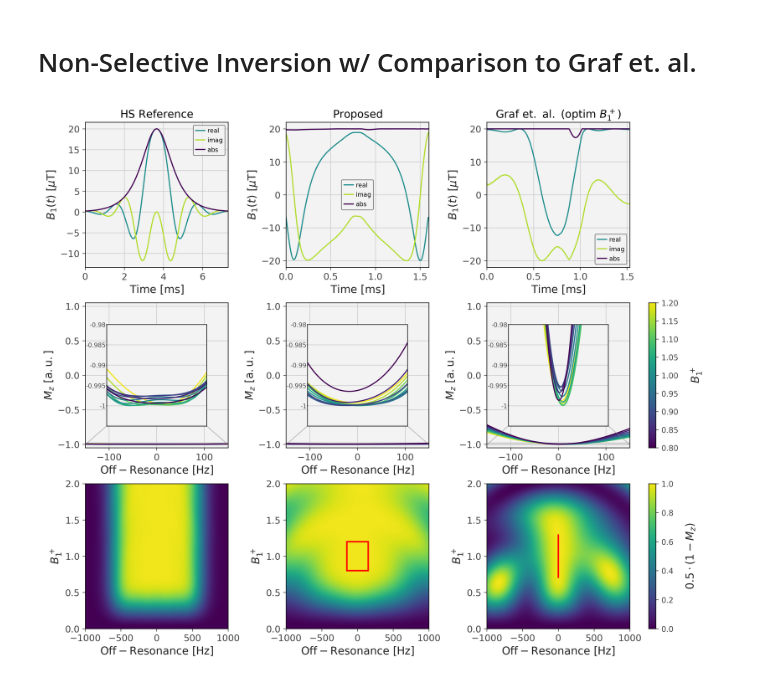
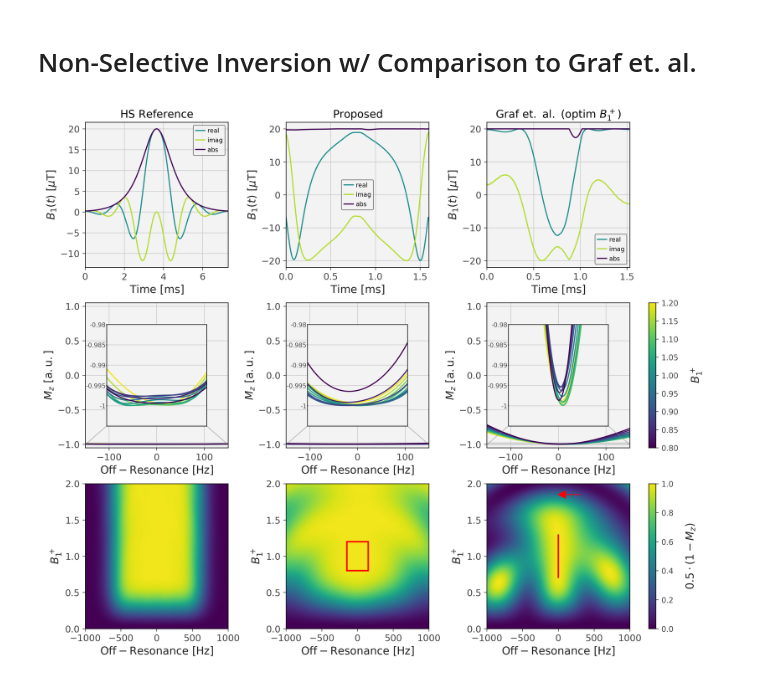
Before and after one commit to AdaptiveMRILab/constrained_inversion_mrm, a Jupyter notebook: plot_pulses.ipynb, the cells around one changed output. Cells and saved outputs as stored; diff of their text form; code cells hidden in the pictures.

```diff
--- a/plot_pulses.ipynb
+++ b/plot_pulses.ipynb
@@ -10,7 +10,8 @@ import matplotlib.colors as mcolors
 from matplotlib.colors import LinearSegmentedColormap
 from mpl_toolkits.axes_grid1.inset_locator import inset_axes, mark_inset
 
-plt.rcParams['text.usetex'] = False
+use_tex = 0
+plt.rcParams['text.usetex'] = use_tex
 matplotlib.rcParams['font.size'] = 14         # overall font size
 matplotlib.rcParams['axes.titlesize'] = 14    # size of the axes title
 matplotlib.rcParams['axes.labelsize'] = 14    # size of the axis labels
@@ -116,6 +117,10 @@ with h5py.File(data_file,'r') as F:
     cbar2 = fig.colorbar(img, ax=ax[2,-1])
     cbar2.ax.tick_params(labelsize=10)
     cbar2.set_label(r'$0.5\cdot (1 - M_z)$', labelpad=15)
+
+    figfile = os.path.join(data_dir, 'figure_selective_%d.png'%(use_tex))
+    plt.savefig(figfile)
+    plt.show()
 # %% [output]
 [figure]
 # %% [markdown]
@@ -174,31 +179,37 @@ with h5py.File(data_file,'r') as F:
         inax = inset_axes(ax[1,p], width='70%', height='70%', loc='center')
         for n in range(mz.shape[1]-1,-1,-1):
             inax.plot(freq_design, mz[:,n], color=cmap(color_indices[n]), label=r'$B_1^+=%.2f$'%(b1_design[n]))
         inax.set_xlim(ax[1,p].get_xlim())
         inax.set_ylim(-1.005, -0.98)
         inax.tick_params(axis='x', labelsize=8)
         inax.tick_params(axis='y', labelsize=8, pad=0.25, length=1)
         inax.set_yticks([-1, -0.995, -0.99, -0.985, -0.98])
         inax.set_yticklabels(['-1', '-0.995', '-0.99', '-0.985', '-0.98'])
         inax.set_xticks([])
         inax.set_xticklabels([])
         inax.grid()
         mark_inset(ax[1,p], inax, loc1=3, loc2=4, ec='gray', alpha=0.5)
 
         img = ax[2,p].imshow((1-mz_eval)/2, vmin=0.0, vmax=1.0, cmap=cmap, extent=[freq_eval.min(), freq_eval.max(), b1_eval.min(), b1_eval.max()], origin='lower')
         ax[2,p].set_aspect('auto')
         ax[2,p].set_ylabel(r'$B_1^+$')
         ax[2,p].set_xlabel(r'$\mathrm{Off-Resonance\ [Hz]}$')
         if show_optimized_region:
             rect = matplotlib.patches.Rectangle((x_corner, y_corner), width, height, linewidth=2, edgecolor='red', facecolor='none')
             ax[2,p].add_patch(rect)
 
+    ax[2,p].arrow(300.0, 1.85, -200.0, 0.0, head_width=0.1, head_length=100.0, fc='red', ec='red')
+
     cbar1 = fig.colorbar(sm, ax=ax[1,-1])
     cbar1.ax.tick_params(labelsize=10)
     cbar1.set_label(r'$B_1^+$', labelpad=15)
 
     cbar2 = fig.colorbar(img, ax=ax[2,-1])
     cbar2.ax.tick_params(labelsize=10)
     cbar2.set_label(r'$0.5\cdot (1 - M_z)$', labelpad=15)
+
+    figfile = os.path.join(data_dir, 'figure_non-selective_%d.png'%(use_tex))
+    plt.savefig(figfile)
+    plt.show()
 # %% [output]
-[figure, old version]
+[figure, new version]
```
Also changed, not shown: 2 other files.
